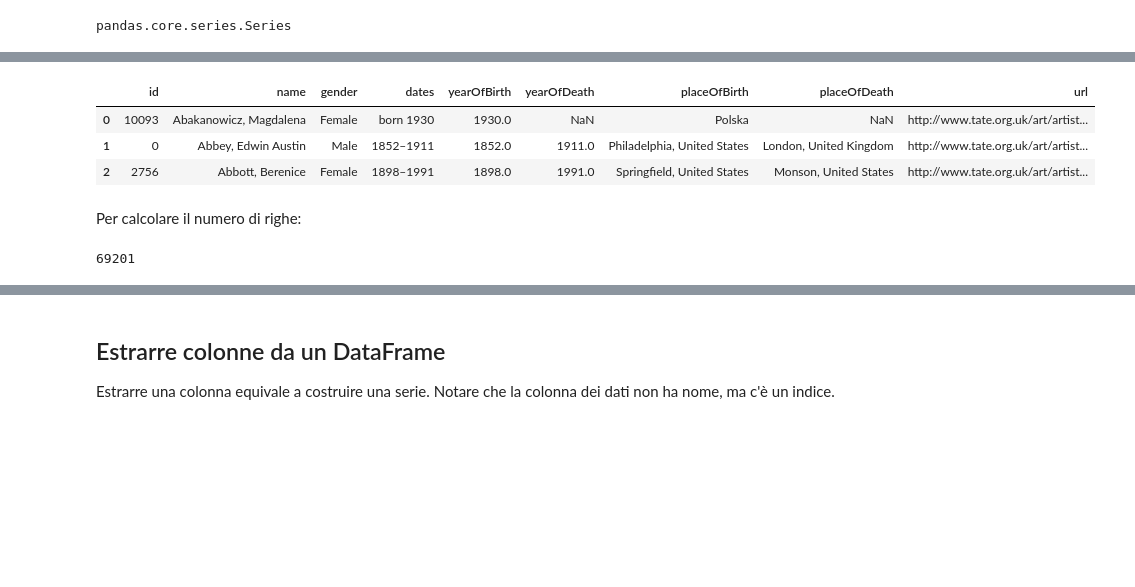
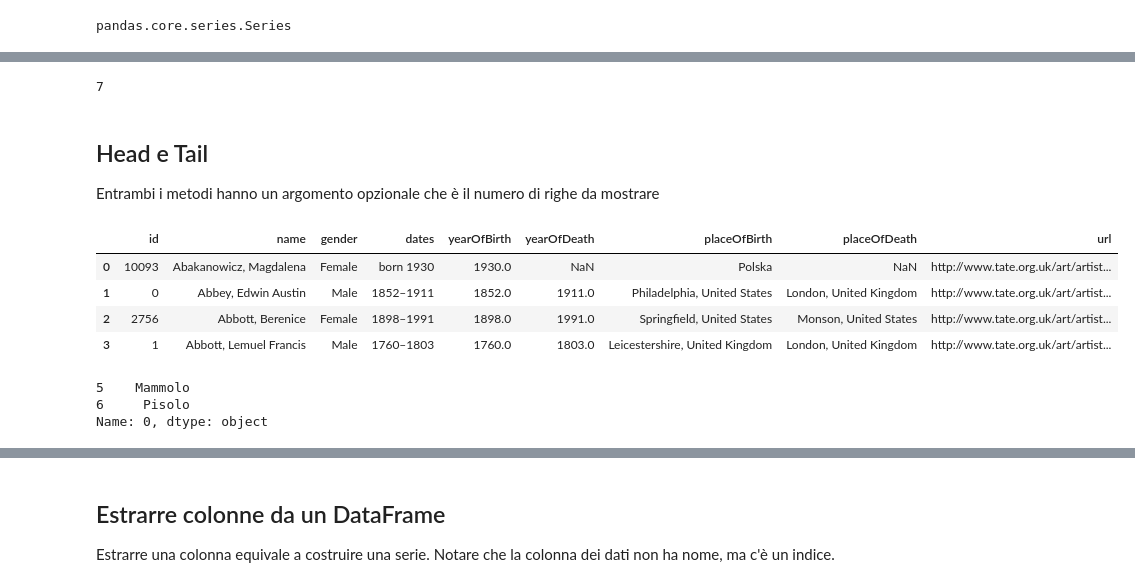
Before and after one commit to alfabetizzazione/python-alfabetizzazione-docenti, a Jupyter notebook: 09 dataframe e series.ipynb, the cells around one changed output, grey strips where cells are left out. Saved outputs shown, nothing was run; the diff lists cells and outputs as text; code cells hidden in the pictures; blank space fills up the shorter version.

```diff
--- a/09 dataframe e series.ipynb
+++ b/09 dataframe e series.ipynb
@@ -32,13 +63,22 @@ Per motivi di spazio, mostriamo solo le prime righe
+# %%
+nani.count()
+# %% [output]
+7
+# %% [markdown]
+## Head e Tail
+
+Entrambi i metodi hanno un argomento opzionale che è il numero di righe da mostrare
 # %%
-artisti.head(3)
+artisti.head(4)
 # %% [output]
 |  | id | name | gender | dates | yearOfBirth | yearOfDeath | placeOfBirth | placeOfDeath | url |
 | 0 | 10093 | Abakanowicz, Magdalena | Female | born 1930 | 1930.0 | NaN | Polska | NaN | http://www.tate.org.uk/art/artist... |
 | 1 | 0 | Abbey, Edwin Austin | Male | 1852–1911 | 1852.0 | 1911.0 | Philadelphia, United States | London, United Kingdom | http://www.tate.org.uk/art/artist... |
 | 2 | 2756 | Abbott, Berenice | Female | 1898–1991 | 1898.0 | 1991.0 | Springfield, United States | Monson, United States | http://www.tate.org.uk/art/artist... |
+| 3 | 1 | Abbott, Lemuel Francis | Male | 1760–1803 | 1760.0 | 1803.0 | Leicestershire, United Kingdom | London, United Kingdom | http://www.tate.org.uk/art/artist... |
-# %% [markdown]
-Per calcolare il numero di righe:
-# %%
-len(df)
-# %% [output]
-69201
+# %%
+nani.tail(2)
+# %% [output]
+5    Mammolo
+6     Pisolo
+Name: 0, dtype: object
```
Also changed, not shown: parts of 18 cells of this notebook, 3 other files.
